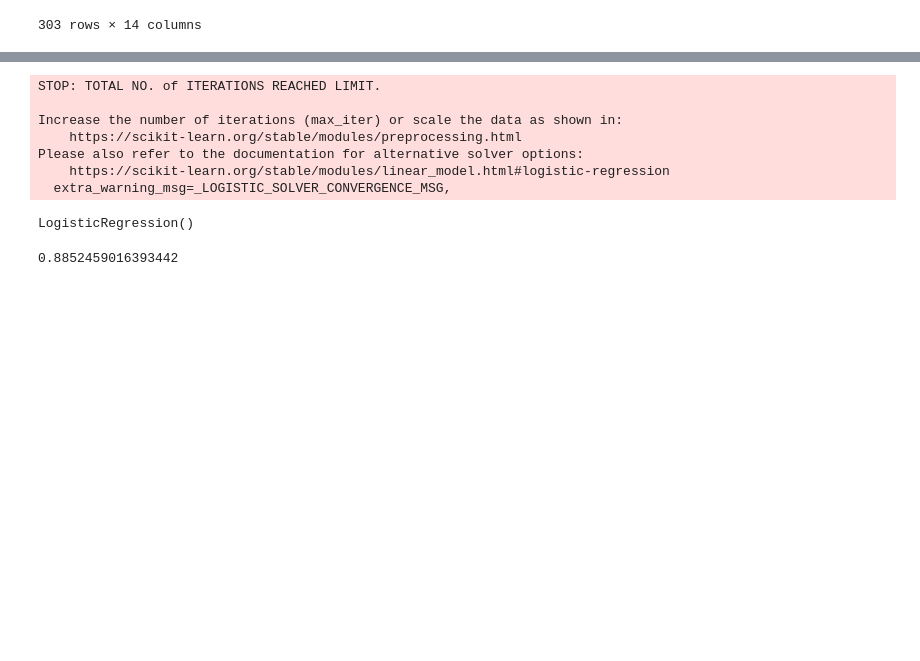
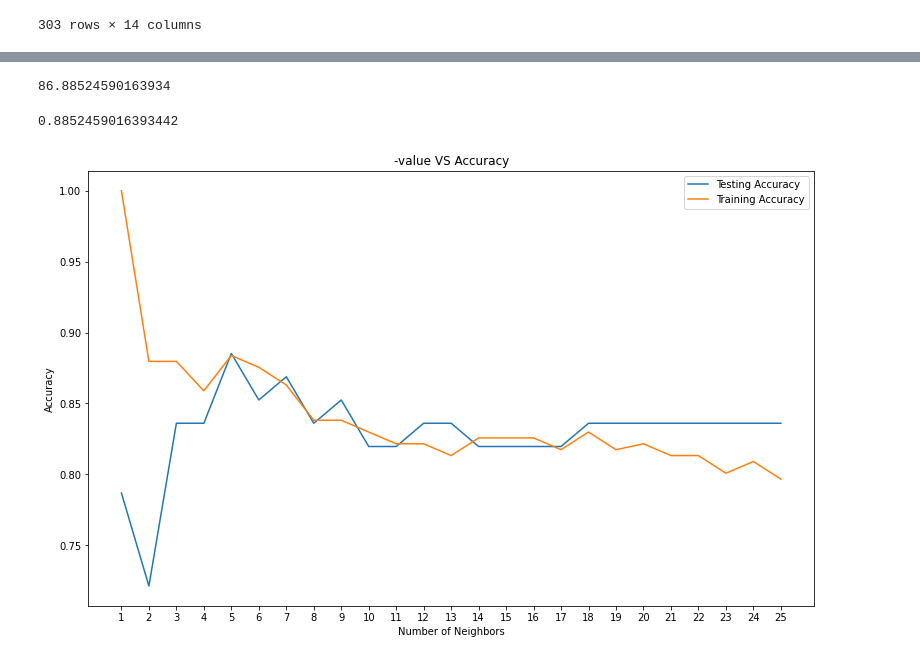
Before and after one commit to Rogercas1/DS201Final, a Jupyter notebook: Classifier.ipynb, the cells around one changed output, grey strips where cells are left out. Drawn from its saved outputs; the diff is of its cells as text; code cells hidden in the pictures; blank space fills up the shorter version.

```diff
--- a/Classifier.ipynb
+++ b/Classifier.ipynb
@@ -76,14 +102,5 @@ Please also refer to the documentation for alternative solver options:
-# %%
-from sklearn.linear_model import LogisticRegression
-logreg = LogisticRegression()
-logreg.fit(X_train, y_train)
-# %% [output]
-STOP: TOTAL NO. of ITERATIONS REACHED LIMIT.
-
-Increase the number of iterations (max_iter) or scale the data as shown in:
-    https://scikit-learn.org/stable/modules/preprocessing.html
-Please also refer to the documentation for alternative solver options:
-    https://scikit-learn.org/stable/modules/linear_model.html#logistic-regression
-  extra_warning_msg=_LOGISTIC_SOLVER_CONVERGENCE_MSG,
-LogisticRegression()
+# %%
+accuracy_score(y_test, predicted)*100
+# %% [output]
+86.88524590163934
 # %%
@@ -95 +127,14 @@ accuracy_score(y_test, y_pred)
+# %%
+plt.figure(figsize=[13,8])
+plt.plot(neighbors, test_scores, label = 'Testing Accuracy')
+plt.plot(neighbors, train_scores, label = 'Training Accuracy')
+plt.legend()
+plt.title('-value VS Accuracy')
+plt.xlabel('Number of Neighbors')
+plt.ylabel('Accuracy')
+plt.xticks(neighbors)
+plt.savefig('graph.png')
+plt.show()
+# %% [output]
+[figure, added]
 # %%
```
Also changed, not shown: parts of 21 cells of this notebook.
